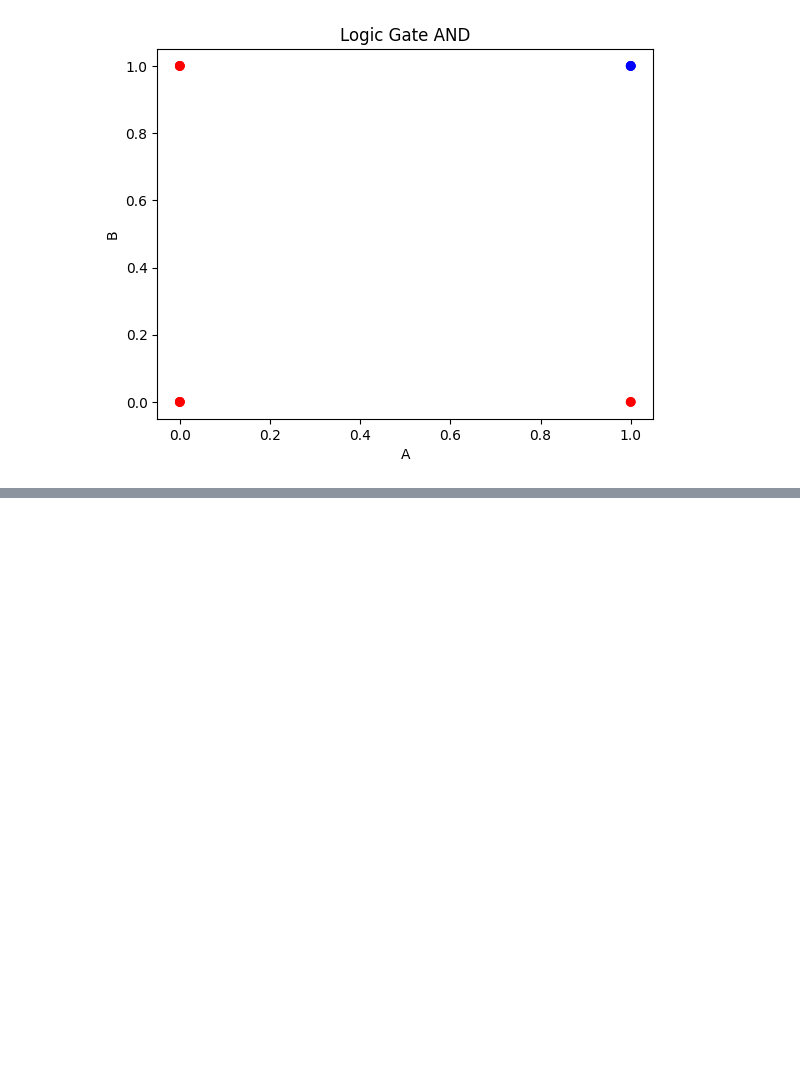
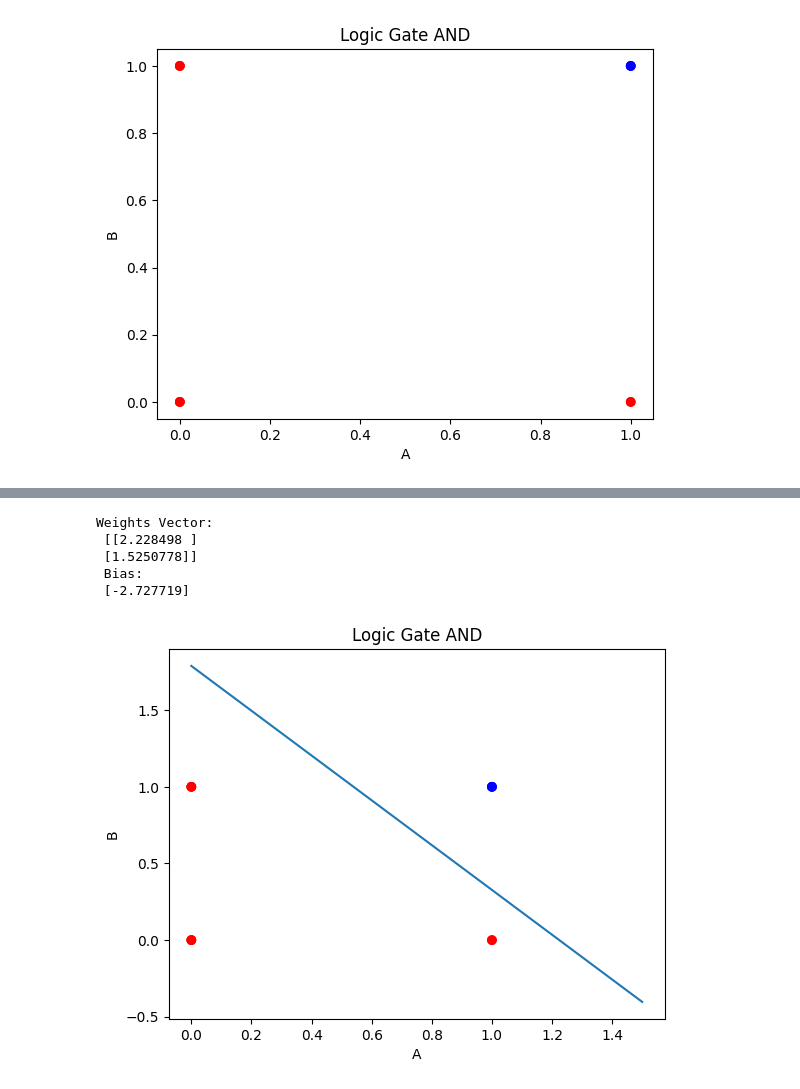
Before and after one commit to projetosvas/deep-learning-portfolio, a Jupyter notebook: networkAND.ipynb, the cells around one changed output, grey strips where cells are left out. Drawn from its saved outputs; the diff is of its cells as text; code cells hidden in the pictures; blank space fills up the shorter version.

```diff
--- a/networkAND.ipynb
+++ b/networkAND.ipynb
@@ -42,9 +35,7 @@ plt.show()
 [figure]
 # %%
 inputs = keras.Input(shape=(2,), name="inputLayer")
-hidden = layers.Dense(4, activation="relu", name="hidden")(inputs)
-outputs = layers.Dense(1, activation="sigmoid", name="output")(hidden)
-
+outputs = layers.Dense(1, activation="sigmoid", name="output")(inputs)
 model = keras.Model(inputs=inputs, outputs=outputs, name="AND_Network")
 model.summary()
 # %% [output]
@@ -69,5 +58,5 @@ model.compile(optimizer=optimizer,
                loss="binary_crossentropy",
                metrics=["accuracy"])
 
-model.fit(x=x, y=y, epochs=10)
+history = model.fit(x=x, y=y, epochs=30)
 # %% [output]
@@ -94,0 +80,21 @@ Epoch 10/10
+# %%
+weights = model.layers[1].get_weights()
+
+print(f"Weights Vector:\n {weights[0]} \n Bias: \n {weights[1]}")
+
+x_1 = np.linspace(0, 1.5, 100)
+x_2 = -(x_1 * weights[0][0] + weights[1][0])/(weights[0][1])
+
+plt.plot(x_1, x_2)
+plt.scatter(x[:,0], x[:, 1] , c=colors)
+plt.xlabel("A")
+plt.ylabel("B")
+plt.title("Logic Gate AND")
+plt.show()
+# %% [output]
+Weights Vector:
+ [[2.228498 ]
+ [1.5250778]]
+ Bias:
+ [-2.727719]
+[figure, added]
```
Also changed, not shown: parts of 7 cells of this notebook, 2 other files.
